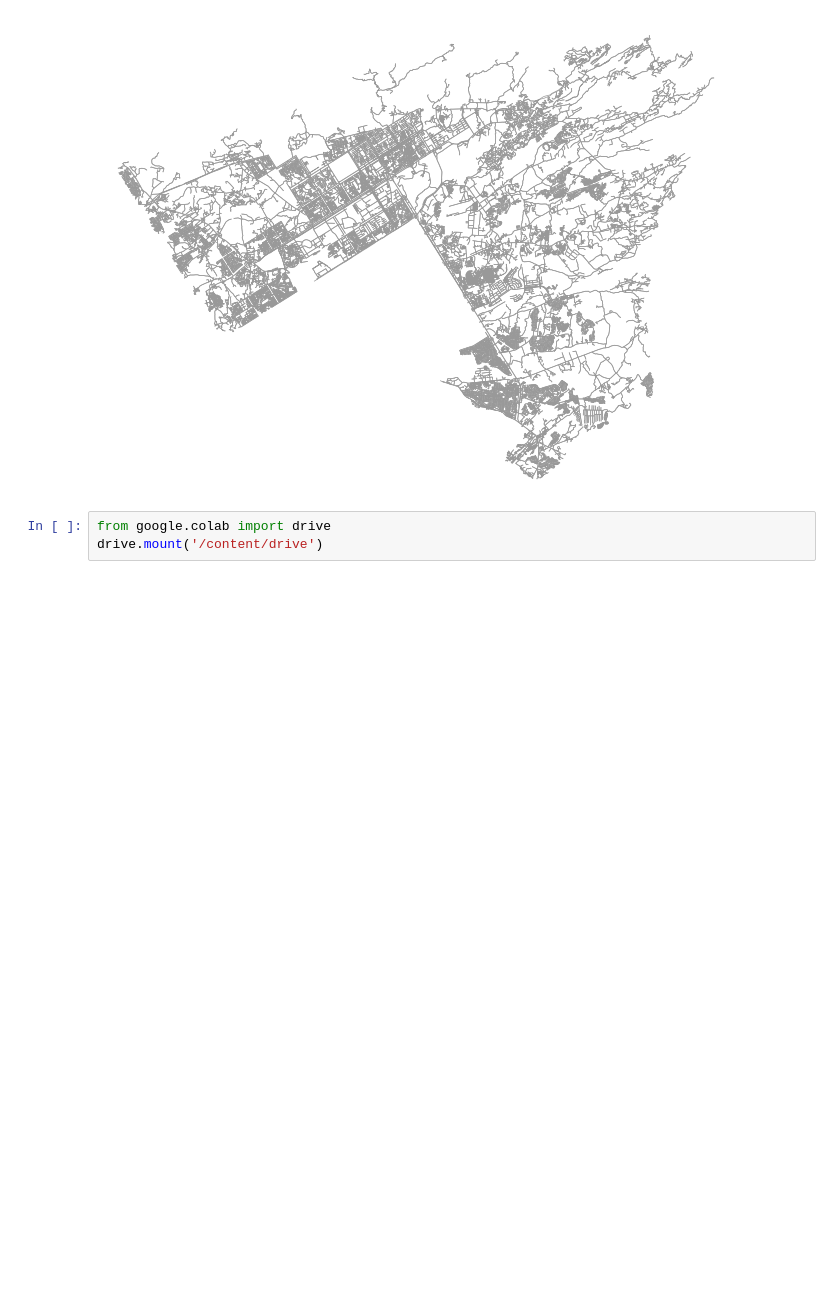
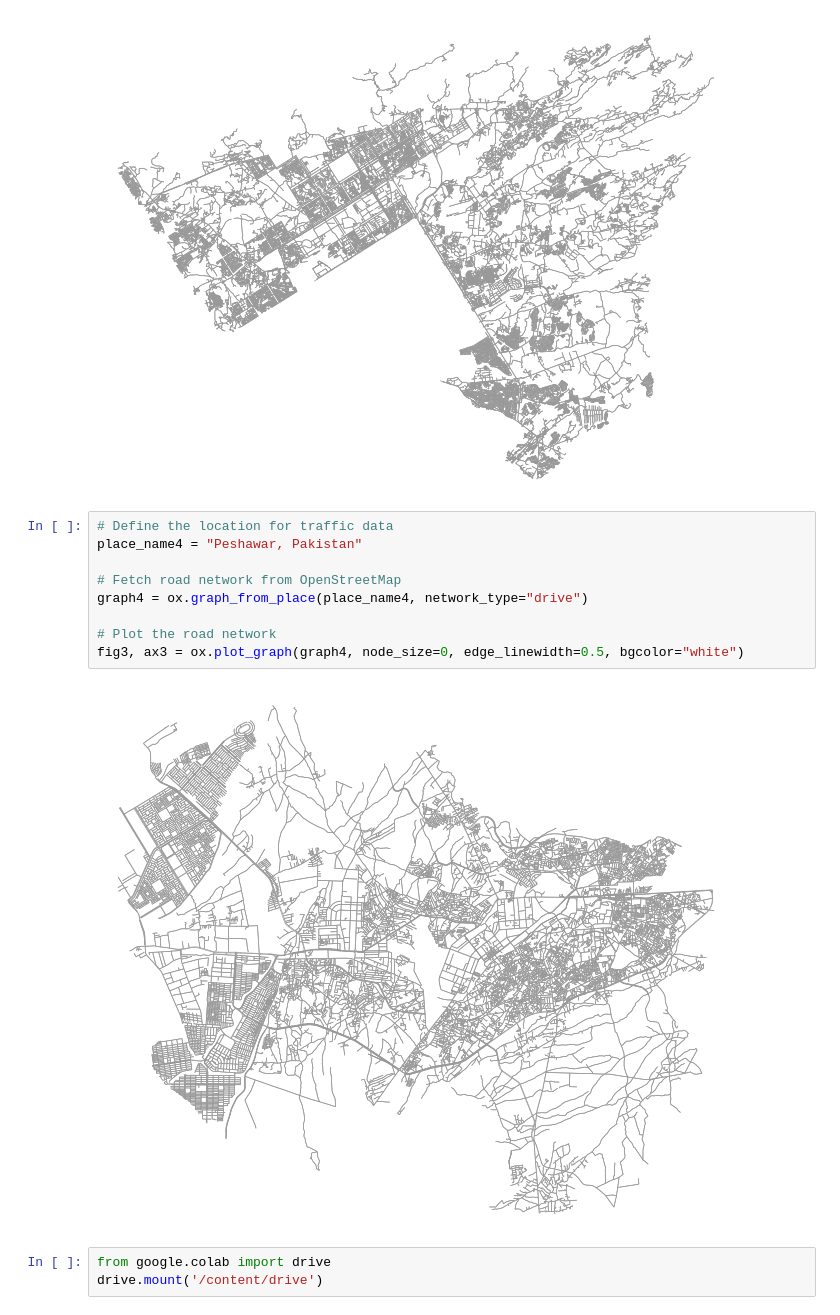
Before and after one commit to Izzah-Khursheed/Smart-Urban-Planning---Traffic-Flow-Optimizer, a Jupyter notebook: Data_Fetching.ipynb, the cells around one changed output. Saved outputs shown, nothing was run; the diff lists cells and outputs as text; blank space fills up the shorter version.

```diff
--- a/Data_Fetching.ipynb
+++ b/Data_Fetching.ipynb
@@ -286,6 +286,17 @@ graph3 = ox.graph_from_place(place_name3, network_type="drive")
 fig3, ax3 = ox.plot_graph(graph3, node_size=0, edge_linewidth=0.5, bgcolor="white")
 # %% [output]
 [figure]
+# %%
+# Define the location for traffic data
+place_name4 = "Peshawar, Pakistan"
+
+# Fetch road network from OpenStreetMap
+graph4 = ox.graph_from_place(place_name4, network_type="drive")
+
+# Plot the road network
+fig3, ax3 = ox.plot_graph(graph4, node_size=0, edge_linewidth=0.5, bgcolor="white")
+# %% [output]
+[figure, added]
 # %%
 from google.colab import drive
 drive.mount('/content/drive')
```
Also changed, not shown: parts of 3 cells of this notebook.
